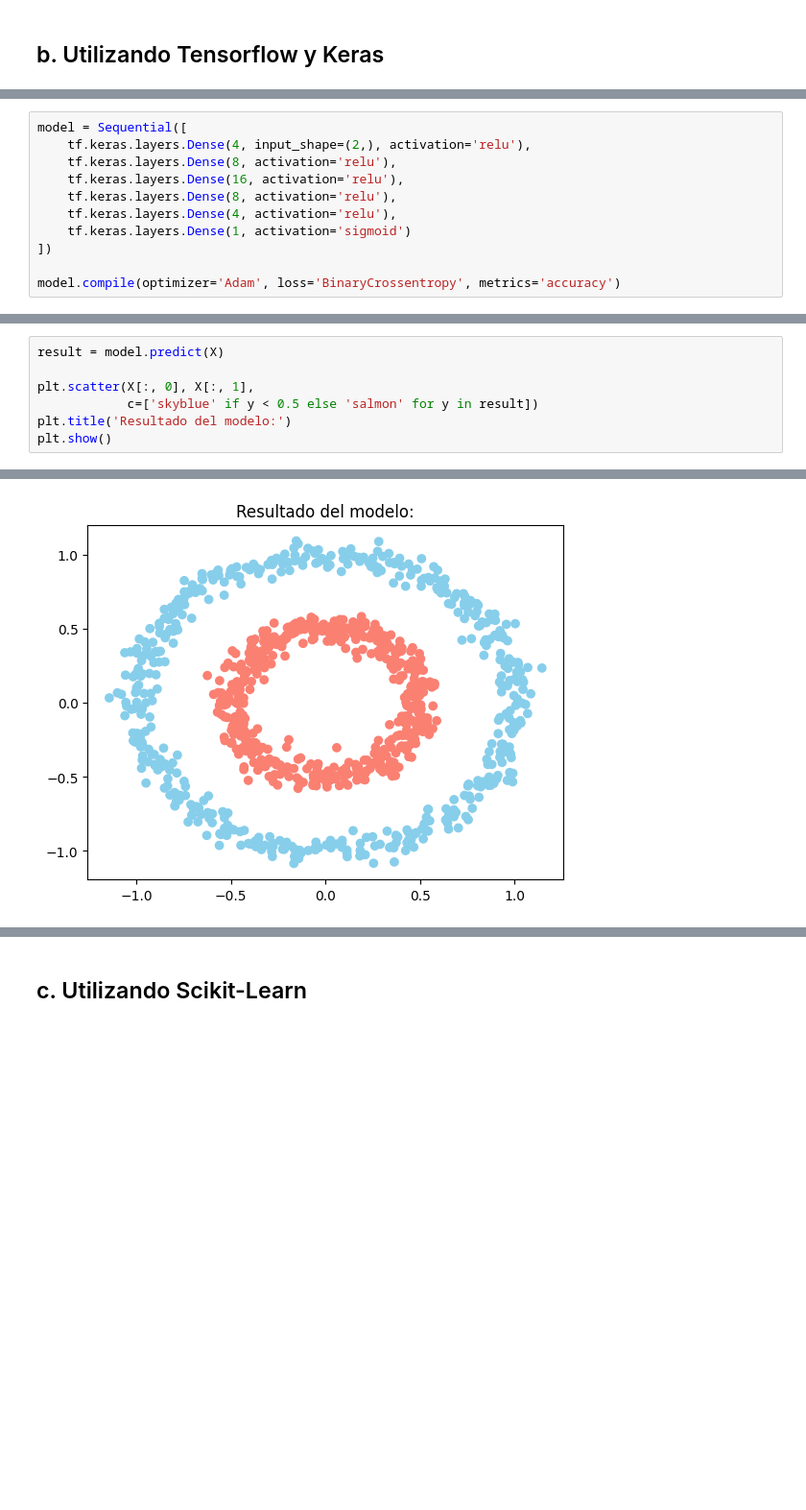
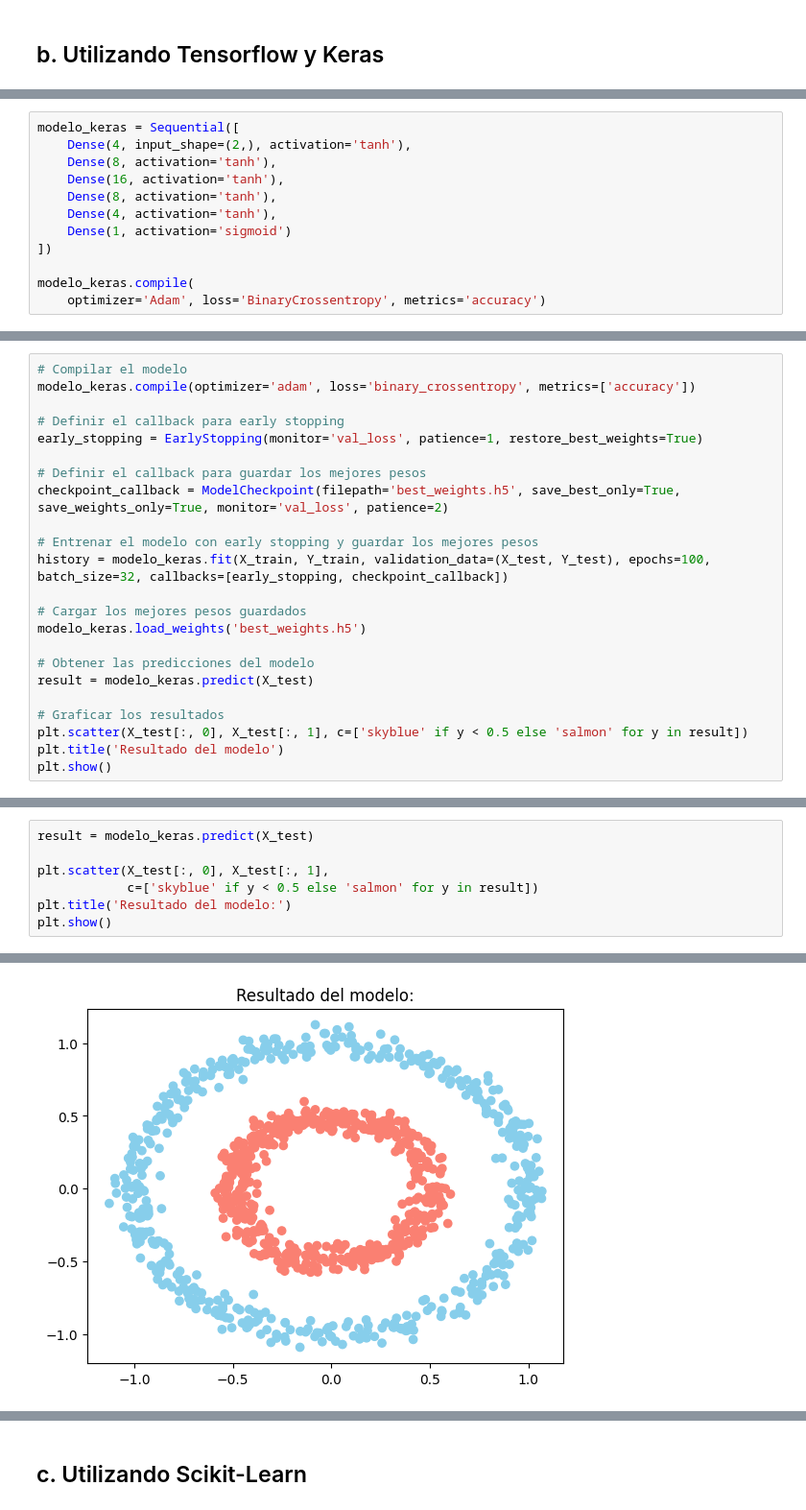
Before and after one commit to FullFran/Point_classifier, a Jupyter notebook: make_circles.ipynb, the cells around one changed output, grey strips where cells are left out. Shown at 96% size. Saved outputs shown, nothing was run; the diff lists cells and outputs as text; blank space fills up the shorter version.

```diff
--- a/make_circles.ipynb
+++ b/make_circles.ipynb
@@ -321,11 +346,12 @@ from tensorflow.keras import layers, Sequential
 # %%
-model = Sequential([
-    tf.keras.layers.Dense(4, input_shape=(2,), activation='relu'),
-    tf.keras.layers.Dense(8, activation='relu'),
-    tf.keras.layers.Dense(16, activation='relu'),
-    tf.keras.layers.Dense(8, activation='relu'),
-    tf.keras.layers.Dense(4, activation='relu'),
-    tf.keras.layers.Dense(1, activation='sigmoid')
+modelo_keras = Sequential([
+    Dense(4, input_shape=(2,), activation='tanh'),
+    Dense(8, activation='tanh'),
+    Dense(16, activation='tanh'),
+    Dense(8, activation='tanh'),
+    Dense(4, activation='tanh'),
+    Dense(1, activation='sigmoid')
 ])
 
-model.compile(optimizer='Adam', loss='BinaryCrossentropy', metrics='accuracy')
+modelo_keras.compile(
+    optimizer='Adam', loss='BinaryCrossentropy', metrics='accuracy')
@@ -352,0 +358,23 @@ Epoch 100/100
+# %%
+# Compilar el modelo
+modelo_keras.compile(optimizer='adam', loss='binary_crossentropy', metrics=['accuracy'])
+
+# Definir el callback para early stopping
+early_stopping = EarlyStopping(monitor='val_loss', patience=1, restore_best_weights=True)
+
+# Definir el callback para guardar los mejores pesos
+checkpoint_callback = ModelCheckpoint(filepath='best_weights.h5', save_best_only=True, save_weights_only=True, monitor='val_loss', patience=2)
+
+# Entrenar el modelo con early stopping y guardar los mejores pesos
+history = modelo_keras.fit(X_train, Y_train, validation_data=(X_test, Y_test), epochs=100, batch_size=32, callbacks=[early_stopping, checkpoint_callback])
+
+# Cargar los mejores pesos guardados
+modelo_keras.load_weights('best_weights.h5')
+
+# Obtener las predicciones del modelo
+result = modelo_keras.predict(X_test)
+
+# Graficar los resultados
+plt.scatter(X_test[:, 0], X_test[:, 1], c=['skyblue' if y < 0.5 else 'salmon' for y in result])
+plt.title('Resultado del modelo')
+plt.show()
@@ -353,7 +427,7 @@ Epoch 100/100
 # %%
-result = model.predict(X)
+result = modelo_keras.predict(X_test)
 
-plt.scatter(X[:, 0], X[:, 1],
+plt.scatter(X_test[:, 0], X_test[:, 1],
             c=['skyblue' if y < 0.5 else 'salmon' for y in result])
 plt.title('Resultado del modelo:')
 plt.show()
@@ -362 +436 @@ plt.show()
-[figure, old version]
+[figure, new version]
```
Also changed, not shown: parts of 36 cells of this notebook, 1 other file.
